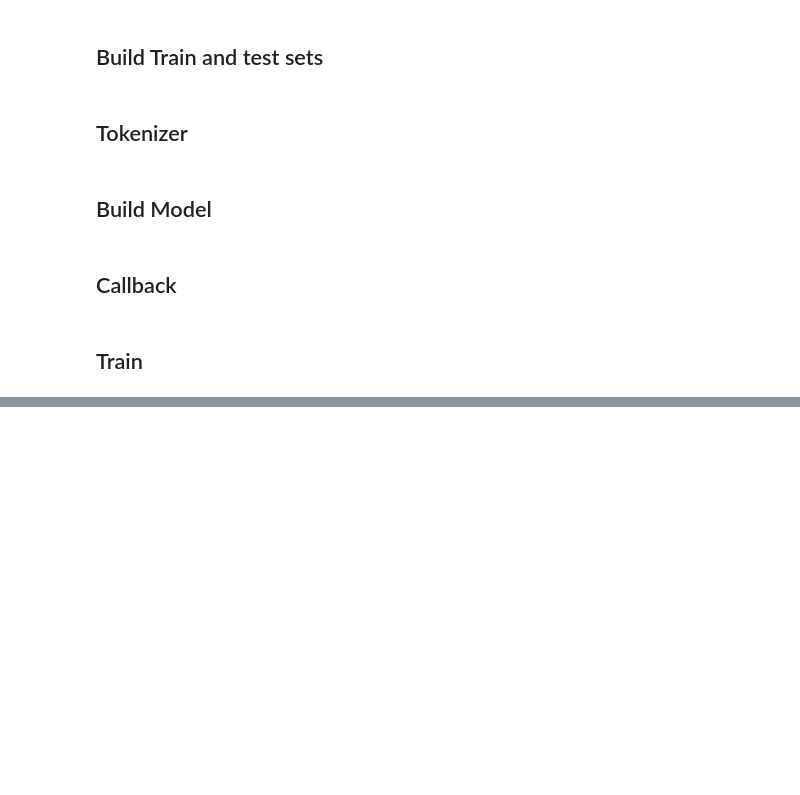
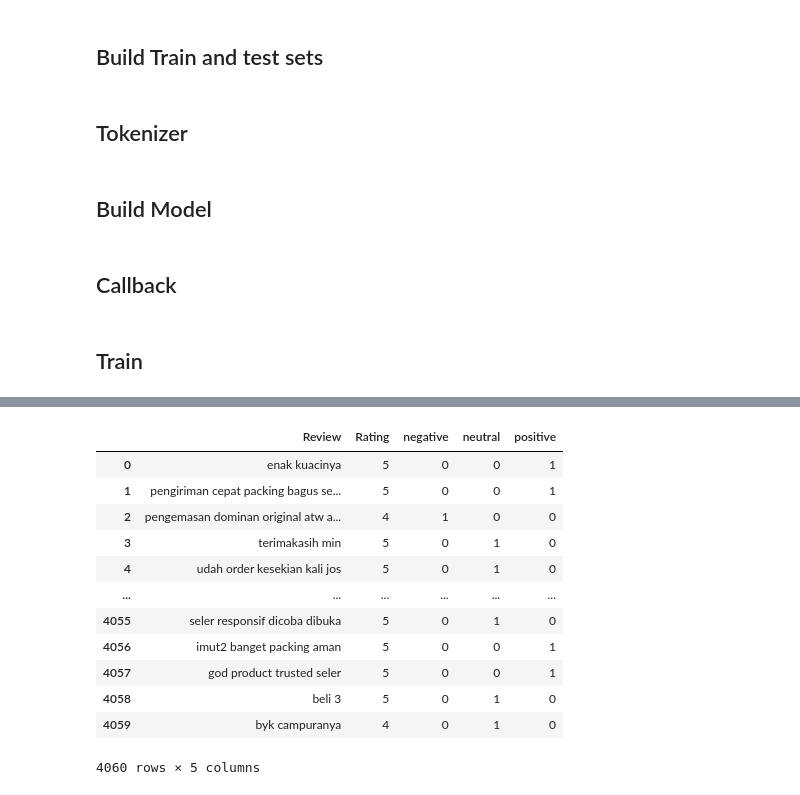
Before and after one commit to H4rfu1/ML-project-TokoLitik-tim-Undagi, a Jupyter notebook: Response/MainProject.ipynb, the cells around one changed output, grey strips where cells are left out. Saved outputs shown, nothing was run; the diff lists cells and outputs as text; code cells hidden in the pictures; blank space fills up the shorter version.

```diff
--- a/Response/MainProject.ipynb
+++ b/Response/MainProject.ipynb
@@ -726,0 +828,4 @@ plt.show()
+# %%
+#dataset from crawling process
+df = pd.read_csv('/content/dataset_review_tokped_labelled.csv')
+df
@@ -726,0 +871,6 @@ plt.show()
+# %%
+#separate column category and add value to it
+category = pd.get_dummies(df.Sentiment)
+df = pd.concat([df, category], axis=1)
+df = df.drop(columns='Sentiment')
+df
@@ -726,0 +930,27 @@ plt.show()
+# %%
+import nltk
+nltk.download('stopwords')
+from nltk.corpus import stopwords
+
+# ----------------------- get stopword from NLTK stopword -------------------------------
+# get stopword indonesia
+list_stopwords = stopwords.words('indonesian')
+
+
+# ---------------------------- manualy add stopword  ------------------------------------
+# append additional stopword
+list_stopwords.extend(["yg", "dg", "rt", "dgn", "ny", "d", 'klo',
+                       'kalo', 'amp', 'biar', 'bikin', 'bilang',
+                       'gak', 'ga', 'krn', 'nya', 'nih', 'sih',
+                       'si', 'tau', 'tdk', 'tuh', 'utk', 'ya',
+                       'jd', 'jgn', 'sdh', 'aja', 'n', 't',
+                       'nyg', 'hehe', 'pen', 'u', 'nan', 'loh', 'rt',
+                       '&amp', 'yah'])
+
+
+#remove stopword pada list token
+# Exclude stopwords with Python's list comprehension and pandas.DataFrame.apply.
+df['Review'] = df['Review'].apply(lambda x: ' '.join([word for word in x.split() if word not in (list_stopwords)]))
+
+df
+# %% [output]
@@ -726,0 +959,13 @@ plt.show()
+|  | Review | Rating | negative | neutral | positive |
+| 0 | enak kuacinya | 5 | 0 | 0 | 1 |
+| 1 | pengiriman cepat packing bagus se... | 5 | 0 | 0 | 1 |
+| 2 | pengemasan dominan original atw a... | 4 | 1 | 0 | 0 |
+| 3 | terimakasih min | 5 | 0 | 1 | 0 |
+| 4 | udah order kesekian kali jos | 5 | 0 | 1 | 0 |
+| ... | ... | ... | ... | ... | ... |
+| 4055 | seler responsif dicoba dibuka | 5 | 0 | 1 | 0 |
+| 4056 | imut2 banget packing aman | 5 | 0 | 0 | 1 |
+| 4057 | god product trusted seler | 5 | 0 | 0 | 1 |
+| 4058 | beli 3 | 5 | 0 | 1 | 0 |
+| 4059 | byk campuranya | 4 | 0 | 1 | 0 |
+4060 rows × 5 columns
```
Also changed, not shown: parts of 45 cells of this notebook, 1 other file.
